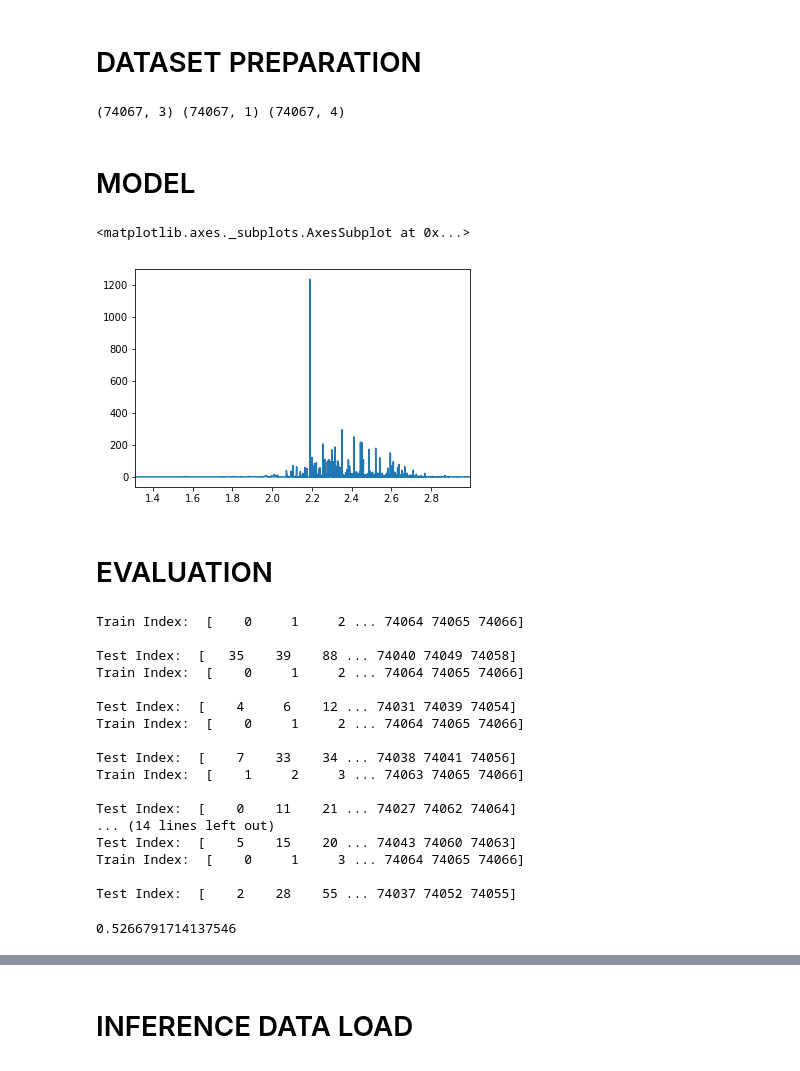
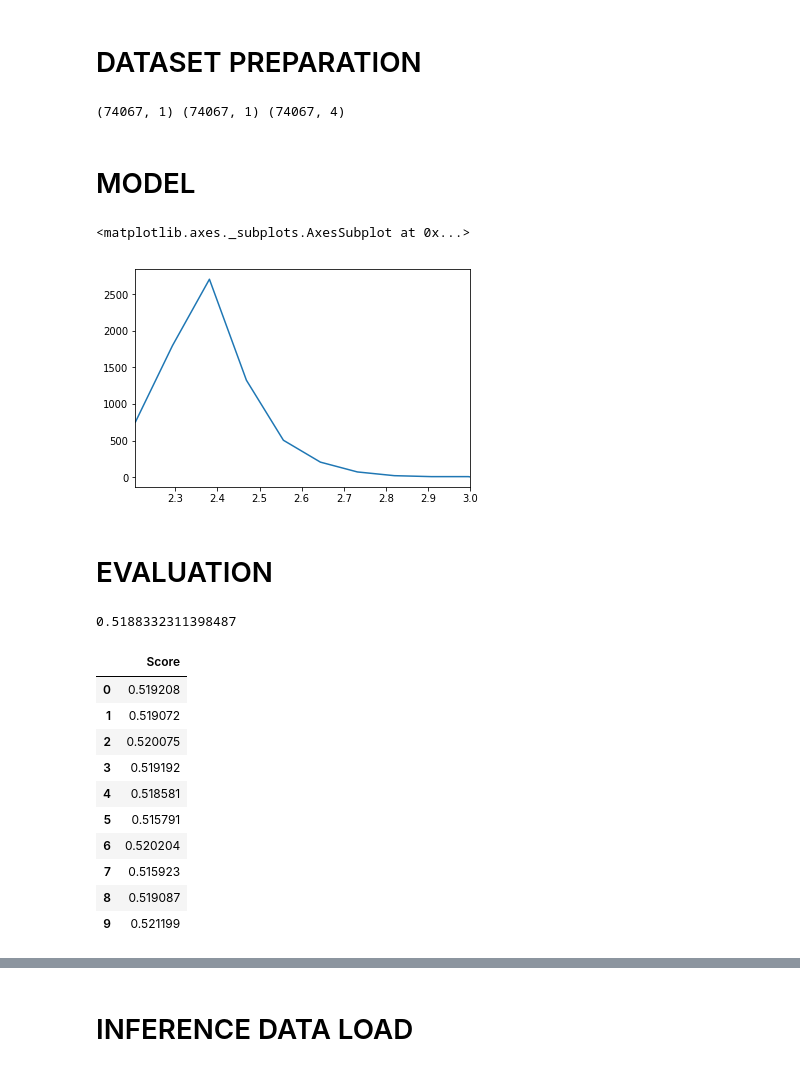
Before and after one commit to zeyger/home-depot, a Jupyter notebook: notebooks/home-depot.ipynb, the cells around one changed output, grey strips where cells are left out. Saved outputs shown, nothing was run; the diff lists cells and outputs as text; code cells hidden in the pictures.

```diff
--- a/notebooks/home-depot.ipynb
+++ b/notebooks/home-depot.ipynb
@@ -751,10 +759,7 @@ dataset = np.concatenate([titles_search_overlap,
 # %% [markdown]
 # DATASET PREPARATION
 # %%
-X, y = [dataset[:, 0:-1], dataset[:, -1]]
-#X = X.reshape(X.shape[0], 1)
-#y = y
+X, y = [dataset[:, 0], dataset[:, -1]]
 print(X.shape, y.shape, dataset.shape)
-X_train, X_test, y_train, y_test = train_test_split(X, y, test_size=0.2, random_state=42)
 # %% [output]
-(74067, 3) (74067, 1) (74067, 4)
+(74067, 1) (74067, 1) (74067, 4)
@@ -764,6 +766,2 @@ plt.show()
 # %% [markdown]
 # MODEL
-# %%
-model = DecisionTreeRegressor()
-model.fit(X_train, y_train)
-y_preds = model.predict(X_test)
@@ -770,4 +770,2 @@ y_preds = model.predict(X_test)
 # %%
 model = RandomForestRegressor(n_estimators = 100)
-model.fit(X_train, y_train)
-y_preds = model.predict(X_test)
@@ -778,11 +772,15 @@ y_preds = model.predict(X_test)
+# %%
+model = LinearRegression()
 # %%
+model.fit(X_train, np.ravel(y_train))
+y_preds = model.predict(X_test)
 y_preds[y_preds<1] = 1
 y_preds[y_preds>3] = 3
 values = pd.Series(y_preds.reshape((-1))).value_counts()
 values.sort_index().plot(kind='line')
 # %% [output]
 <matplotlib.axes._subplots.AxesSubplot at 0x...>
-[figure, old version]
+[figure, new version]
 # %% [markdown]
 # EVALUATION
 # %%
@@ -796,37 +794,30 @@ def RMSE(y_preds, y_test):
 from sklearn.model_selection import KFold
 
 scores = []
-cv = KFold(n_splits=10, random_state=42, shuffle=True)
+cv = KFold(n_splits=10, shuffle=True)
 for train_index, test_index in cv.split(X):
-    print("Train Index: ", train_index, "\n")
-    print("Test Index: ", test_index)
+    #print("Train Index: ", train_index, "\n")
+    #print("Test Index: ", test_index)
 
     X_train, X_test, y_train, y_test = X[train_index], X[test_index], y[train_index], y[test_index]
-    model.fit(X_train, y_train)
+    model.fit(X_train, np.ravel(y_train))
     y_preds = model.predict(X_test)
     y_preds[y_preds<1] = 1
     y_preds[y_preds>3] = 3
+    scores.append(RMSE(y_preds, y_test))
 
-    scores.append(RMSE(y_preds, y_test))
+print(np.mean(scores))
+display(pd.DataFrame(scores, columns=['Score']))
 # %% [output]
-Train Index:  [    0     1     2 ... 74064 74065 74066]
-
-Test Index:  [   35    39    88 ... 74040 74049 74058]
-Train Index:  [    0     1     2 ... 74064 74065 74066]
-
-Test Index:  [    4     6    12 ... 74031 74039 74054]
-Train Index:  [    0     1     2 ... 74064 74065 74066]
-
-Test Index:  [    7    33    34 ... 74038 74041 74056]
-Train Index:  [    1     2     3 ... 74063 74065 74066]
-
-Test Index:  [    0    11    21 ... 74027 74062 74064]
-... (14 lines left out)
-Test Index:  [    5    15    20 ... 74043 74060 74063]
-Train Index:  [    0     1     3 ... 74064 74065 74066]
-
-Test Index:  [    2    28    55 ... 74037 74052 74055]
+0.5188332311398487
+|  | Score |
+| 0 | 0.519208 |
+| 1 | 0.519072 |
+| 2 | 0.520075 |
+| 3 | 0.519192 |
+| 4 | 0.518581 |
+| 5 | 0.515791 |
+| 6 | 0.520204 |
+| 7 | 0.515923 |
+| 8 | 0.519087 |
+| 9 | 0.521199 |
-# %%
-np.mean(scores)
-# %% [output]
-0.5266791714137546
```
Also changed, not shown: parts of 14 cells of this notebook.
